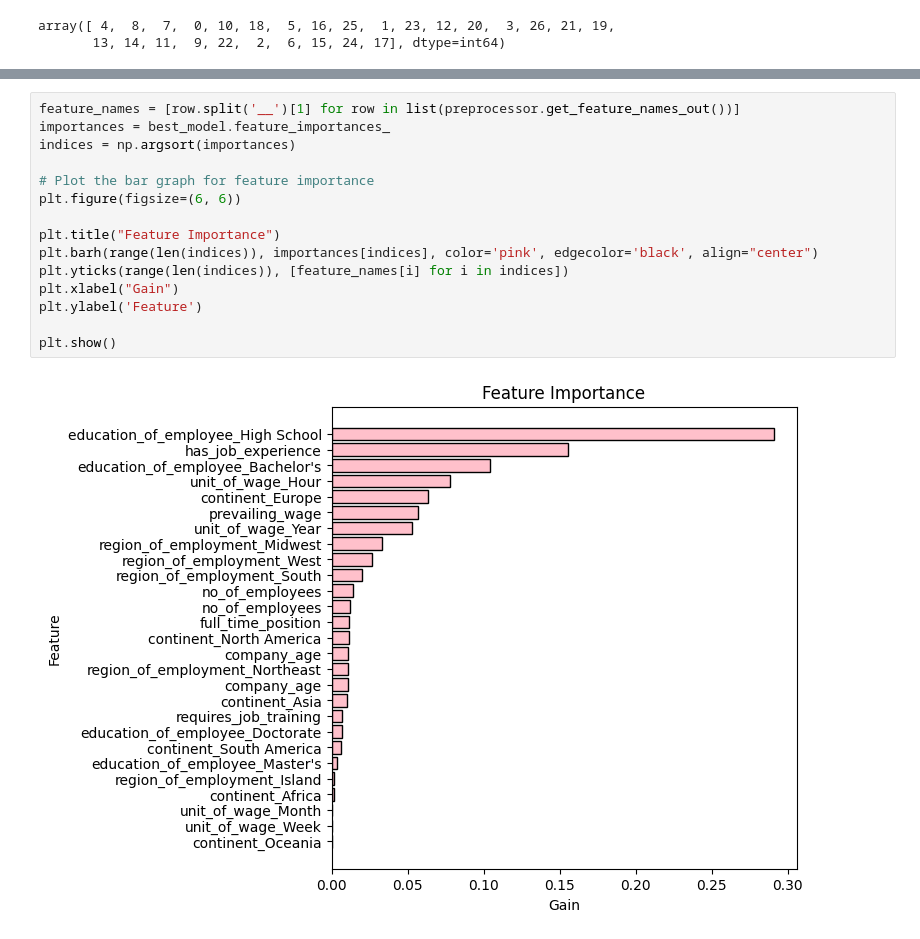
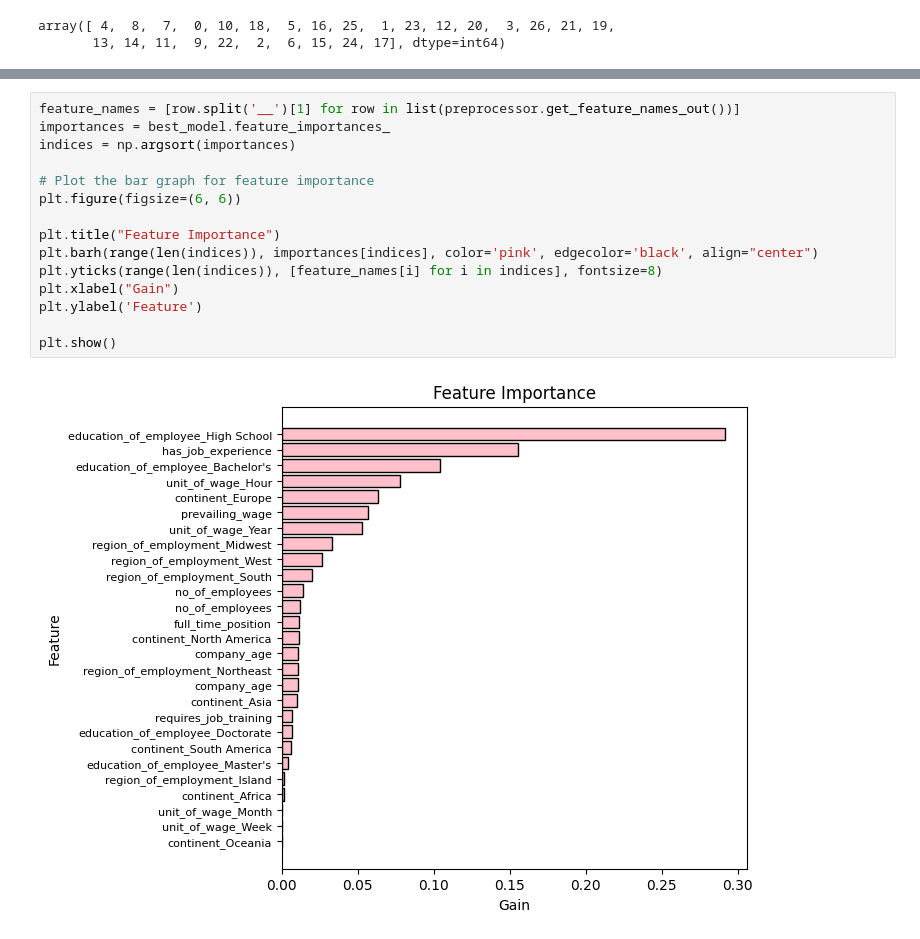
Before and after one commit to wanyingng/visa-approval-prediction, a Jupyter notebook: notebook/model_training.ipynb, the cells around one changed output, grey strips where cells are left out. Saved outputs shown, nothing was run; the diff lists cells and outputs as text.

```diff
--- a/notebook/model_training.ipynb
+++ b/notebook/model_training.ipynb
@@ -1363,17 +1474,17 @@ array(['OneHotEncoder__continent_Africa', 'OneHotEncoder__continent_Asia',
 # %%
 feature_names = [row.split('__')[1] for row in list(preprocessor.get_feature_names_out())]
 importances = best_model.feature_importances_
 indices = np.argsort(importances)
 
 # Plot the bar graph for feature importance
 plt.figure(figsize=(6, 6))
 
 plt.title("Feature Importance")
 plt.barh(range(len(indices)), importances[indices], color='pink', edgecolor='black', align="center")
-plt.yticks(range(len(indices)), [feature_names[i] for i in indices])
+plt.yticks(range(len(indices)), [feature_names[i] for i in indices], fontsize=8)
 plt.xlabel("Gain")
 plt.ylabel('Feature')
 
 plt.show()
 # %% [output]
-[figure, old version]
+[figure, new version]
```
Also changed, not shown: parts of 5 cells of this notebook.
